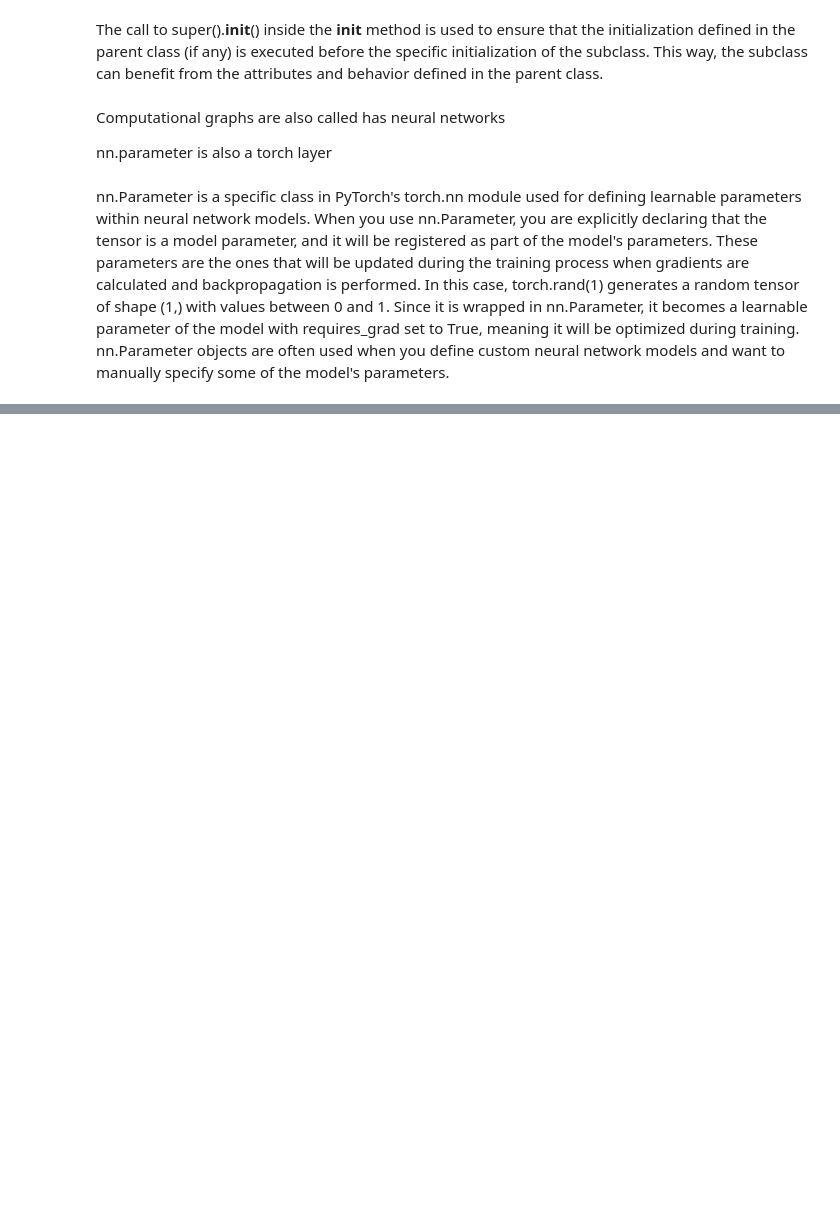
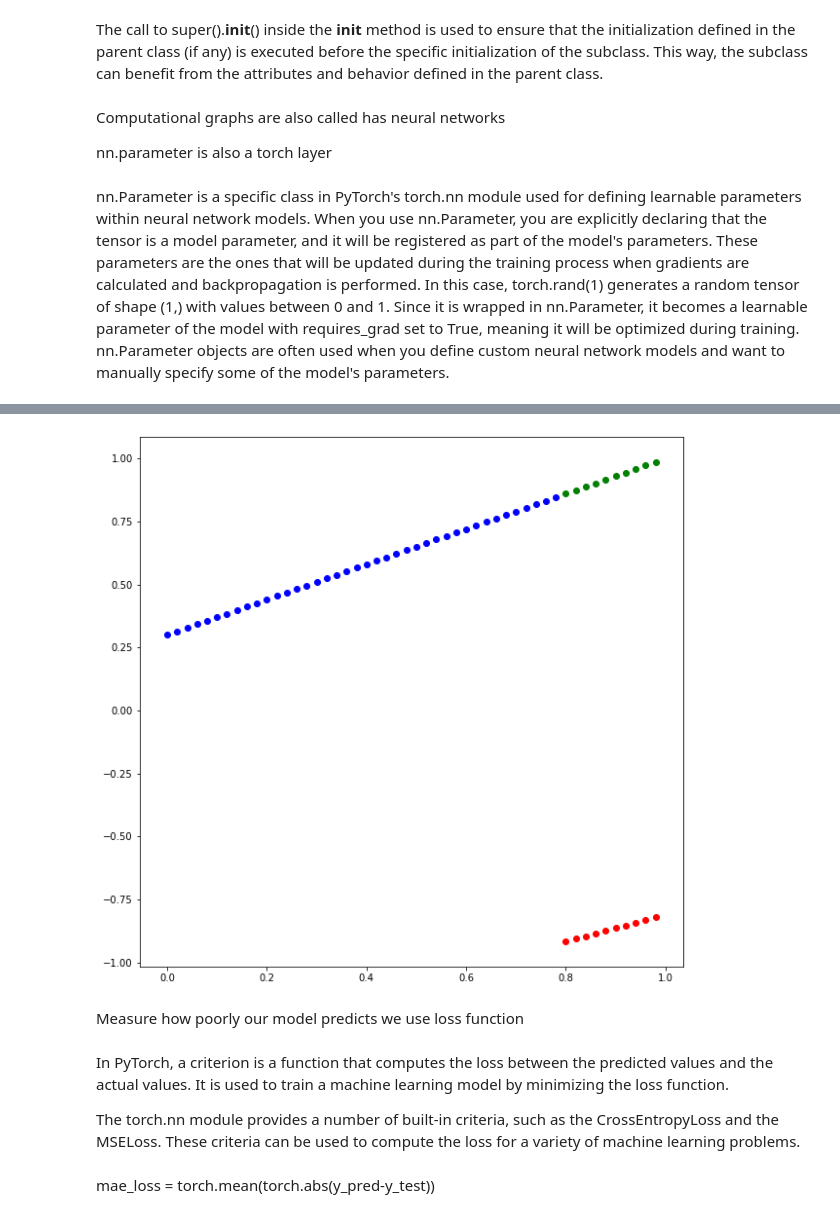
Before and after one commit to subhash137/pytorch, a Jupyter notebook: pytorch_workflow.ipynb, the cells around one changed output, grey strips where cells are left out. Cells and saved outputs as stored; diff of their text form; code cells hidden in the pictures; blank space fills up the shorter version.

```diff
--- a/pytorch_workflow.ipynb
+++ b/pytorch_workflow.ipynb
@@ -136,3 +137,6 @@ In this case, torch.rand(1) generates a random tensor of shape (1,) with values
 nn.Parameter objects are often used when you define custom neural network models and want to manually specify some of the model's parameters.
 # %%
 # torch.optim
+model = LinearregressionModel()
+
+list(model.parameters())
@@ -138,0 +171,5 @@ nn.Parameter objects are often used when you define custom neural network models
+# %%
+with torch.inference_mode():  # during training or testing u dont need to be track of gradients
+    y_preds = model(X_test)
+
+y_preds
@@ -138,0 +187,13 @@ nn.Parameter objects are often used when you define custom neural network models
+# %%
+predictionss(X_train,y_train,X_test,y_test,predictions=y_preds)
+# %% [output]
+[figure, added]
+# %% [markdown]
+Measure how poorly our model predicts we use loss function
+# %% [markdown]
+
+In PyTorch, a criterion is a function that computes the loss between the predicted values and the actual values. It is used to train a machine learning model by minimizing the loss function.
+
+The torch.nn module provides a number of built-in criteria, such as the CrossEntropyLoss and the MSELoss. These criteria can be used to compute the loss for a variety of machine learning problems.
+# %% [markdown]
+mae_loss = torch.mean(torch.abs(y_pred-y_test))
```
Also changed, not shown: parts of 18 cells of this notebook, 5 other files.
